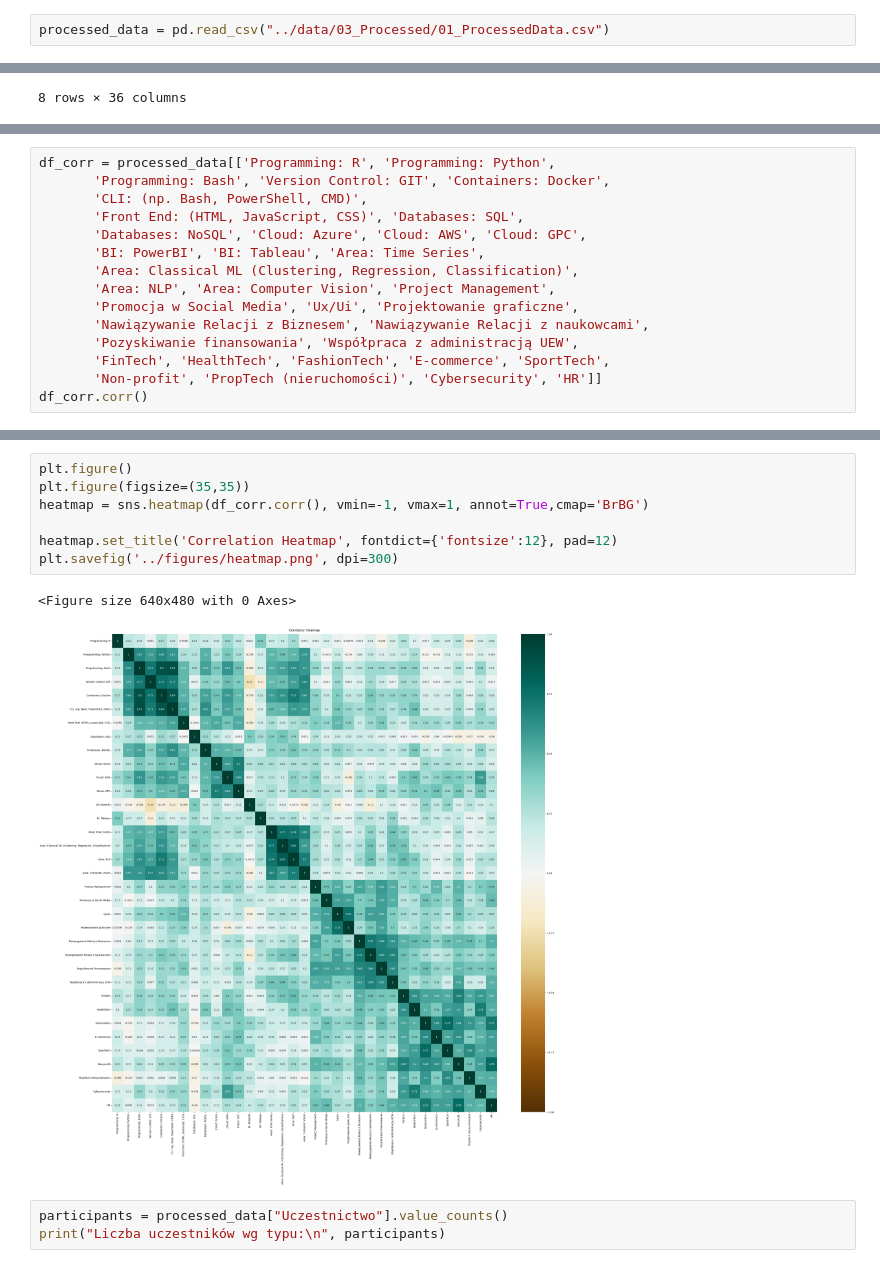
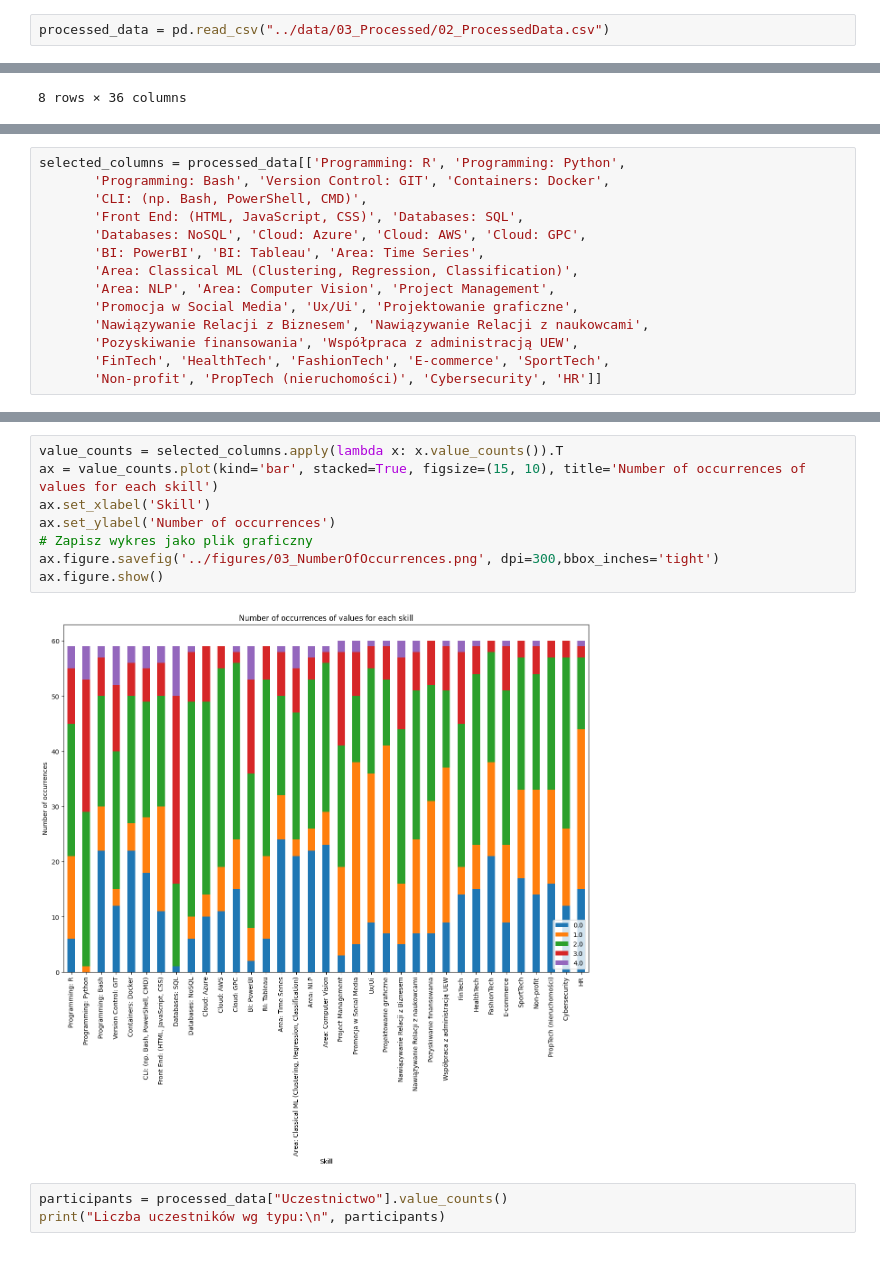
Before and after one commit to MalwinaKoz/Project-People-Analytics, a Jupyter notebook: notebooks/03_ExploratoryDataAnalysis.ipynb, the cells around one changed output, grey strips where cells are left out. Drawn from its saved outputs; the diff is of its cells as text.

```diff
--- a/notebooks/03_ExploratoryDataAnalysis.ipynb
+++ b/notebooks/03_ExploratoryDataAnalysis.ipynb
@@ -6,3 +7,3 @@ import matplotlib.pyplot as plt
 # %%
-processed_data = pd.read_csv("../data/03_Processed/01_ProcessedData.csv")
+processed_data = pd.read_csv("../data/03_Processed/02_ProcessedData.csv")
 # %%
@@ -58,6 +59,6 @@ Index(['ID', 'Uczestnictwo', 'Programming: R', 'Programming: Python',
       dtype='object')
 # %%
-df_corr = processed_data[['Programming: R', 'Programming: Python',
+selected_columns = processed_data[['Programming: R', 'Programming: Python',
        'Programming: Bash', 'Version Control: GIT', 'Containers: Docker',
        'CLI: (np. Bash, PowerShell, CMD)',
        'Front End: (HTML, JavaScript, CSS)', 'Databases: SQL',
@@ -70,4 +71,3 @@ df_corr = processed_data[['Programming: R', 'Programming: Python',
        'Pozyskiwanie finansowania', 'Współpraca z administracją UEW',
        'FinTech', 'HealthTech', 'FashionTech', 'E-commerce', 'SportTech',
        'Non-profit', 'PropTech (nieruchomości)', 'Cybersecurity', 'HR']]
-df_corr.corr()
@@ -98,13 +74,13 @@ sns.heatmap(df_corr.corr(),cmap='BrBG')
-# %%
-plt.figure()
-plt.figure(figsize=(35,35))
-heatmap = sns.heatmap(df_corr.corr(), vmin=-1, vmax=1, annot=True,cmap='BrBG')
-
-heatmap.set_title('Correlation Heatmap', fontdict={'fontsize':12}, pad=12)
-plt.savefig('../figures/heatmap.png', dpi=300)
-# %% [output]
-<Figure size 640x480 with 0 Axes>
-[figure, removed]
+# %%
+value_counts = selected_columns.apply(lambda x: x.value_counts()).T
+ax = value_counts.plot(kind='bar', stacked=True, figsize=(15, 10), title='Number of occurrences of values for each skill')
+ax.set_xlabel('Skill')
+ax.set_ylabel('Number of occurrences')
+# Zapisz wykres jako plik graficzny
+ax.figure.savefig('../figures/03_NumberOfOccurrences.png', dpi=300,bbox_inches='tight')
+ax.figure.show()
+# %% [output]
+[figure, added]
 # %%
 participants = processed_data["Uczestnictwo"].value_counts()
 print("Liczba uczestników wg typu:\n", participants)
```
Also changed, not shown: parts of 10 cells of this notebook, 10 other files.
